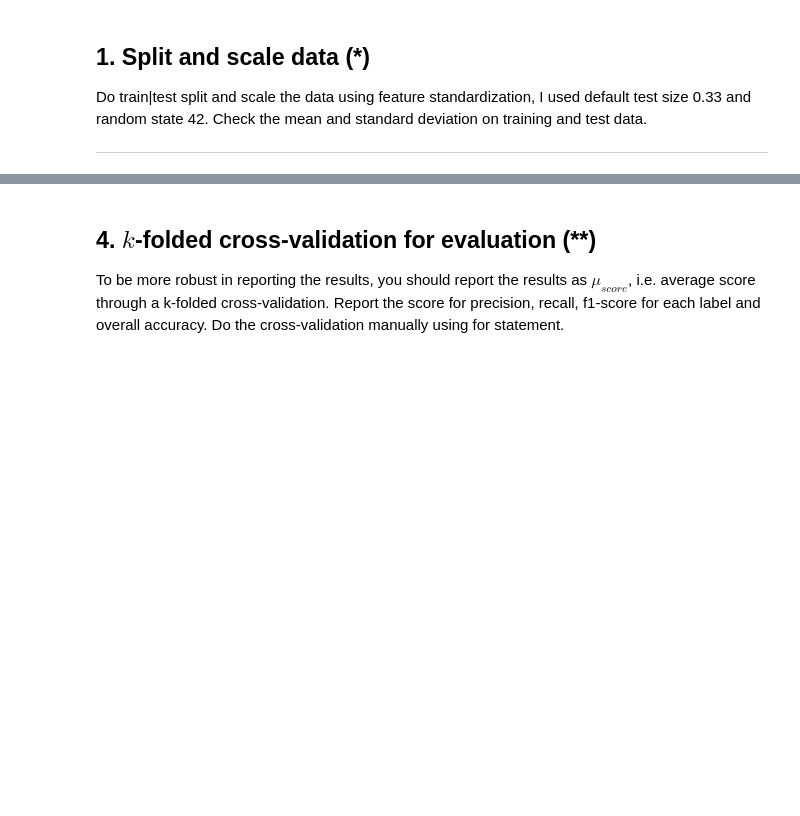
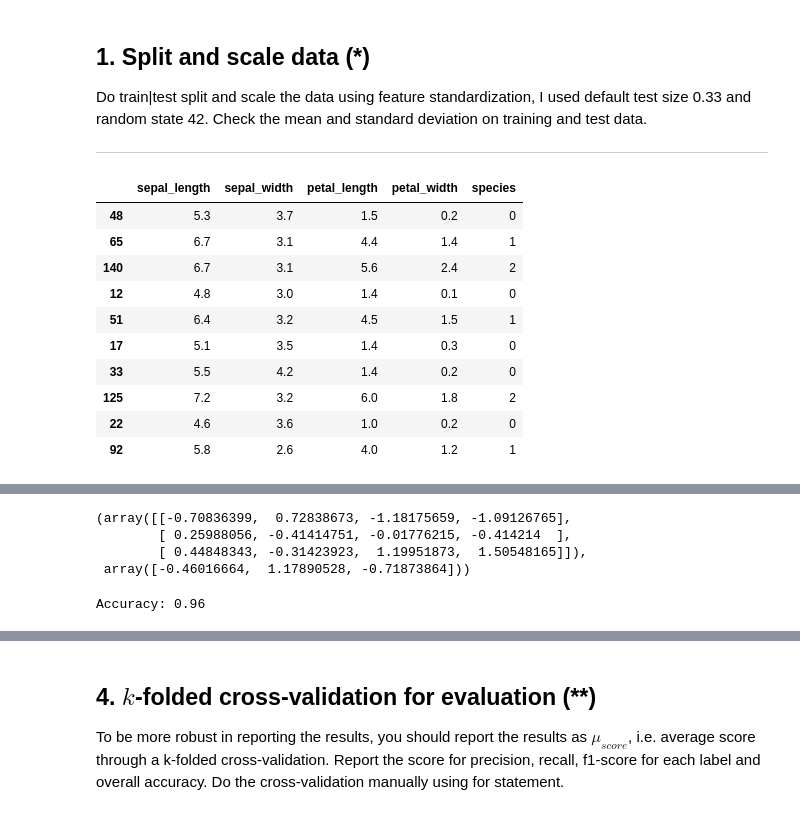
Before and after one commit to dancla240/Machine_Learning_Daniel_Claesson, a Jupyter notebook: Exercises/E03_logistic_regression.ipynb, the cells around one changed output, grey strips where cells are left out. Drawn from its saved outputs; the diff is of its cells as text; code cells hidden in the pictures; blank space fills up the shorter version.

```diff
--- a/Exercises/E03_logistic_regression.ipynb
+++ b/Exercises/E03_logistic_regression.ipynb
@@ -204,3 +217,18 @@ Removing outliers:
 Do train|test split and scale the data using feature standardization, I used default test size 0.33 and random state 42. Check the mean and standard deviation on training and test data.
 
 ---
+# %%
+iris['species'] = iris['species'].replace({'setosa': 0, 'versicolor': 1, 'virginica': 2})
+iris.sample(10)
+# %% [output]
+|  | sepal_length | sepal_width | petal_length | petal_width | species |
+| 48 | 5.3 | 3.7 | 1.5 | 0.2 | 0 |
+| 65 | 6.7 | 3.1 | 4.4 | 1.4 | 1 |
+| 140 | 6.7 | 3.1 | 5.6 | 2.4 | 2 |
+| 12 | 4.8 | 3.0 | 1.4 | 0.1 | 0 |
+| 51 | 6.4 | 3.2 | 4.5 | 1.5 | 1 |
+| 17 | 5.1 | 3.5 | 1.4 | 0.3 | 0 |
+| 33 | 5.5 | 4.2 | 1.4 | 0.2 | 0 |
+| 125 | 7.2 | 3.2 | 6.0 | 1.8 | 2 |
+| 22 | 4.6 | 3.6 | 1.0 | 0.2 | 0 |
+| 92 | 5.8 | 2.6 | 4.0 | 1.2 | 1 |
@@ -256,3 +303,15 @@ value counts:
 </details>
 
 ---
+# %%
+from sklearn.linear_model import LogisticRegressionCV
+
+#model = LogisticRegressionCV(penalty = 'elasticnet', multi_class='multinomial', solver='saga', l1_ratios=[.01, .1, .25, .5, .75, .9, .95, .99])
+model = LogisticRegressionCV(penalty = 'l2', multi_class='multinomial', solver='lbfgs')
+model.fit(scaled_X_train, y_train)
+model.coef_, model.intercept_
+# %% [output]
+(array([[-0.70836399,  0.72838673, -1.18175659, -1.09126765],
+        [ 0.25988056, -0.41414751, -0.01776215, -0.414214  ],
+        [ 0.44848343, -0.31423923,  1.19951873,  1.50548165]]),
+ array([-0.46016664,  1.17890528, -0.71873864]))
@@ -259,3 +320,9 @@ value counts:
+# %%
+from sklearn.metrics import accuracy_score
+accuracy = accuracy_score(y_test, y_hat)
+print(f"Accuracy: {accuracy}")
+# %% [output]
+Accuracy: 0.96
 # %% [markdown]
 ## 3. Evaluate model (*)
 
```
Also changed, not shown: parts of 14 cells of this notebook.
